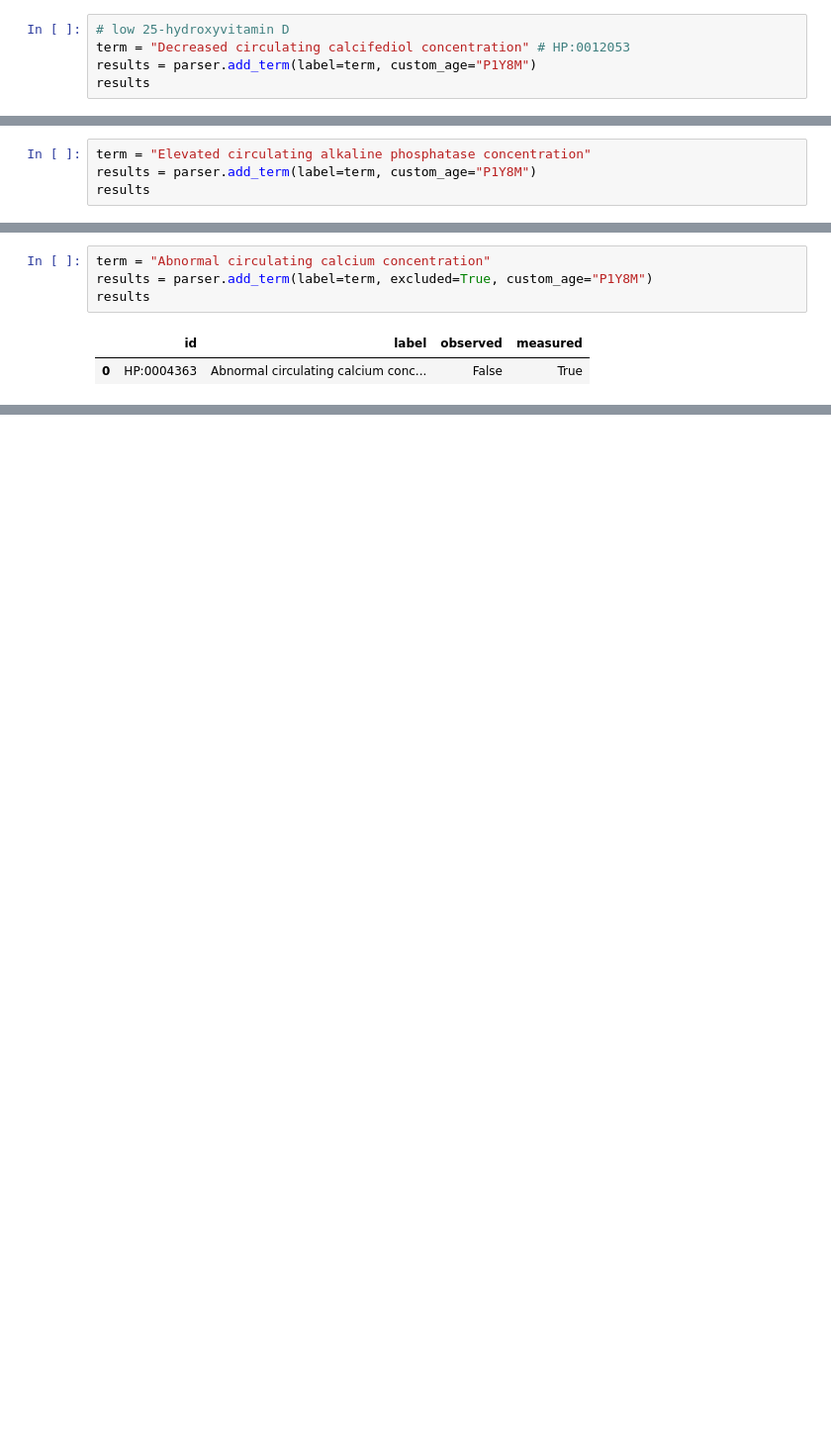
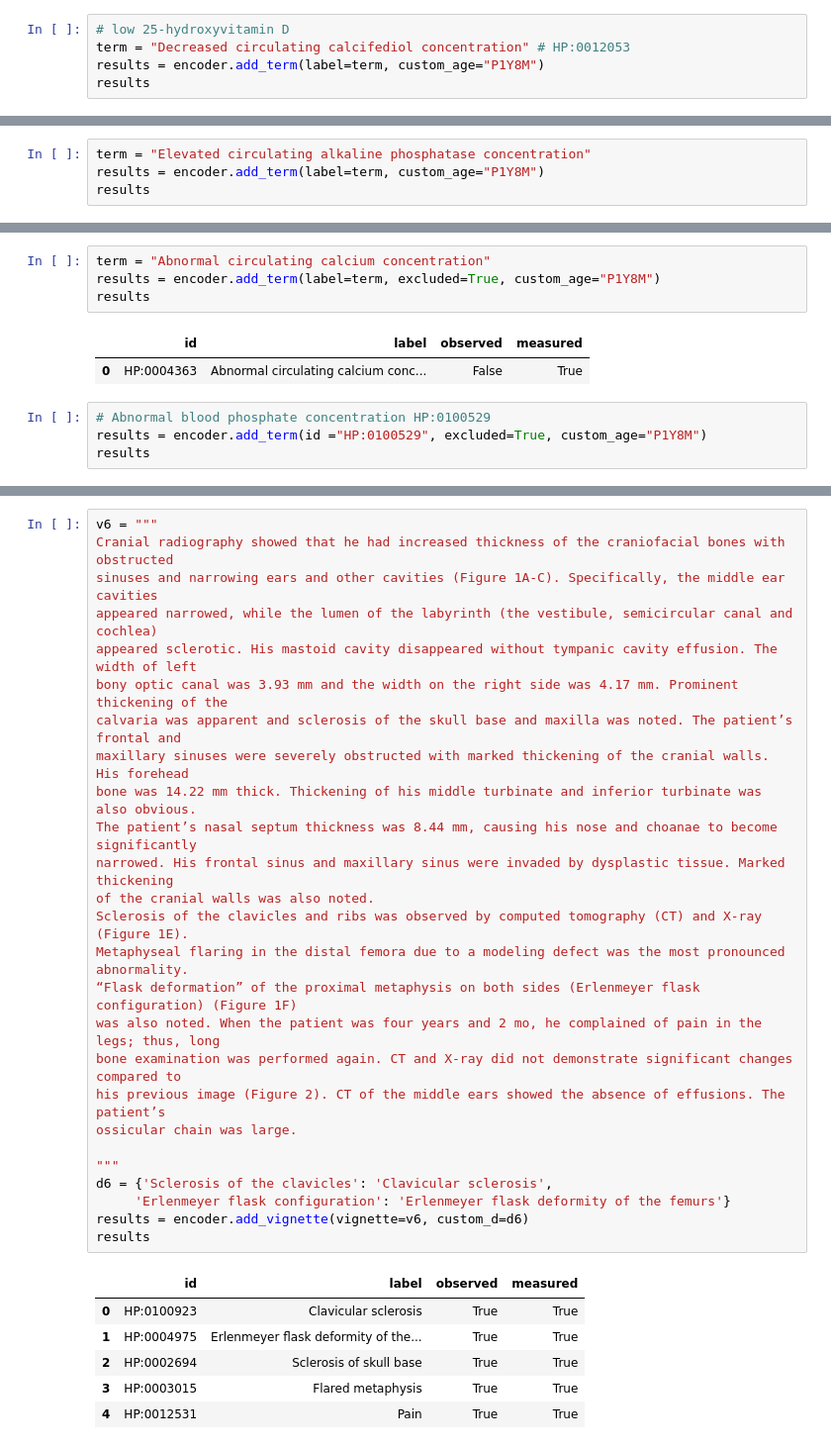
Before and after one commit to monarch-initiative/pyphetools, a Jupyter notebook: notebooks/ANKH_case_report.ipynb, the cells around one changed output, grey strips where cells are left out. Shown at 99% size. Cells and saved outputs as stored; diff of their text form; blank space fills up the shorter version.

```diff
--- a/notebooks/ANKH_case_report.ipynb
+++ b/notebooks/ANKH_case_report.ipynb
@@ -166,22 +144,26 @@ results
 # %%
 # low 25-hydroxyvitamin D
 term = "Decreased circulating calcifediol concentration" # HP:0012053
-results = parser.add_term(label=term, custom_age="P1Y8M")
+results = encoder.add_term(label=term, custom_age="P1Y8M")
 results
 # %% [output]
 |  | id | label | observed | measured |
 | 0 | HP:0012053 | Decreased circulating calcifediol... | False | True |
 # %%
 term = "Elevated circulating alkaline phosphatase concentration"
-results = parser.add_term(label=term, custom_age="P1Y8M")
+results = encoder.add_term(label=term, custom_age="P1Y8M")
 results
 # %% [output]
 |  | id | label | observed | measured |
 | 0 | HP:0003155 | Elevated circulating alkaline pho... | False | True |
 # %%
 term = "Abnormal circulating calcium concentration"
-results = parser.add_term(label=term, excluded=True, custom_age="P1Y8M")
+results = encoder.add_term(label=term, excluded=True, custom_age="P1Y8M")
 results
 # %% [output]
 |  | id | label | observed | measured |
 | 0 | HP:0004363 | Abnormal circulating calcium conc... | False | True |
+# %%
+# Abnormal blood phosphate concentration HP:0100529
+results = encoder.add_term(id ="HP:0100529", excluded=True, custom_age="P1Y8M")
+results
@@ -187,0 +175,33 @@ results
+# %%
+v6 = """
+Cranial radiography showed that he had increased thickness of the craniofacial bones with obstructed
+sinuses and narrowing ears and other cavities (Figure 1A-C). Specifically, the middle ear cavities
+appeared narrowed, while the lumen of the labyrinth (the vestibule, semicircular canal and cochlea)
+appeared sclerotic. His mastoid cavity disappeared without tympanic cavity effusion. The width of left
+bony optic canal was 3.93 mm and the width on the right side was 4.17 mm. Prominent thickening of the
+calvaria was apparent and sclerosis of the skull base and maxilla was noted. The patient’s frontal and
+maxillary sinuses were severely obstructed with marked thickening of the cranial walls. His forehead
+bone was 14.22 mm thick. Thickening of his middle turbinate and inferior turbinate was also obvious.
+The patient’s nasal septum thickness was 8.44 mm, causing his nose and choanae to become significantly
+narrowed. His frontal sinus and maxillary sinus were invaded by dysplastic tissue. Marked thickening
+of the cranial walls was also noted.
+Sclerosis of the clavicles and ribs was observed by computed tomography (CT) and X-ray (Figure 1E).
+Metaphyseal flaring in the distal femora due to a modeling defect was the most pronounced abnormality.
+“Flask deformation” of the proximal metaphysis on both sides (Erlenmeyer flask configuration) (Figure 1F)
+was also noted. When the patient was four years and 2 mo, he complained of pain in the legs; thus, long
+bone examination was performed again. CT and X-ray did not demonstrate significant changes compared to
+his previous image (Figure 2). CT of the middle ears showed the absence of effusions. The patient’s
+ossicular chain was large.
+
+"""
+d6 = {'Sclerosis of the clavicles': 'Clavicular sclerosis',
+     'Erlenmeyer flask configuration': 'Erlenmeyer flask deformity of the femurs'}
+results = encoder.add_vignette(vignette=v6, custom_d=d6)
+results
+# %% [output]
+|  | id | label | observed | measured |
+| 0 | HP:0100923 | Clavicular sclerosis | True | True |
+| 1 | HP:0004975 | Erlenmeyer flask deformity of the... | True | True |
+| 2 | HP:0002694 | Sclerosis of skull base | True | True |
+| 3 | HP:0003015 | Flared metaphysis | True | True |
+| 4 | HP:0012531 | Pain | True | True |
```
Also changed, not shown: parts of 20 cells of this notebook, 8 other files.
